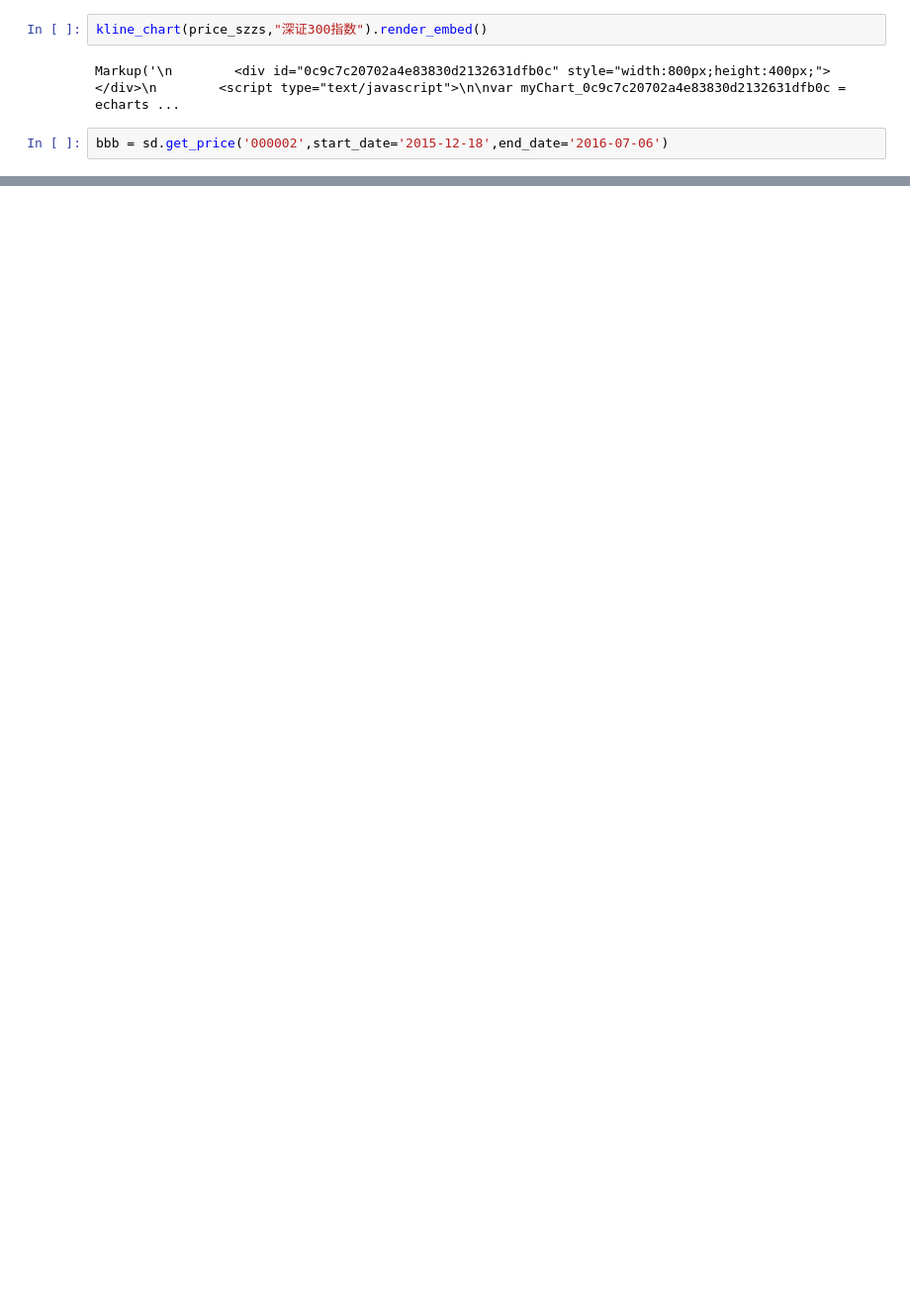
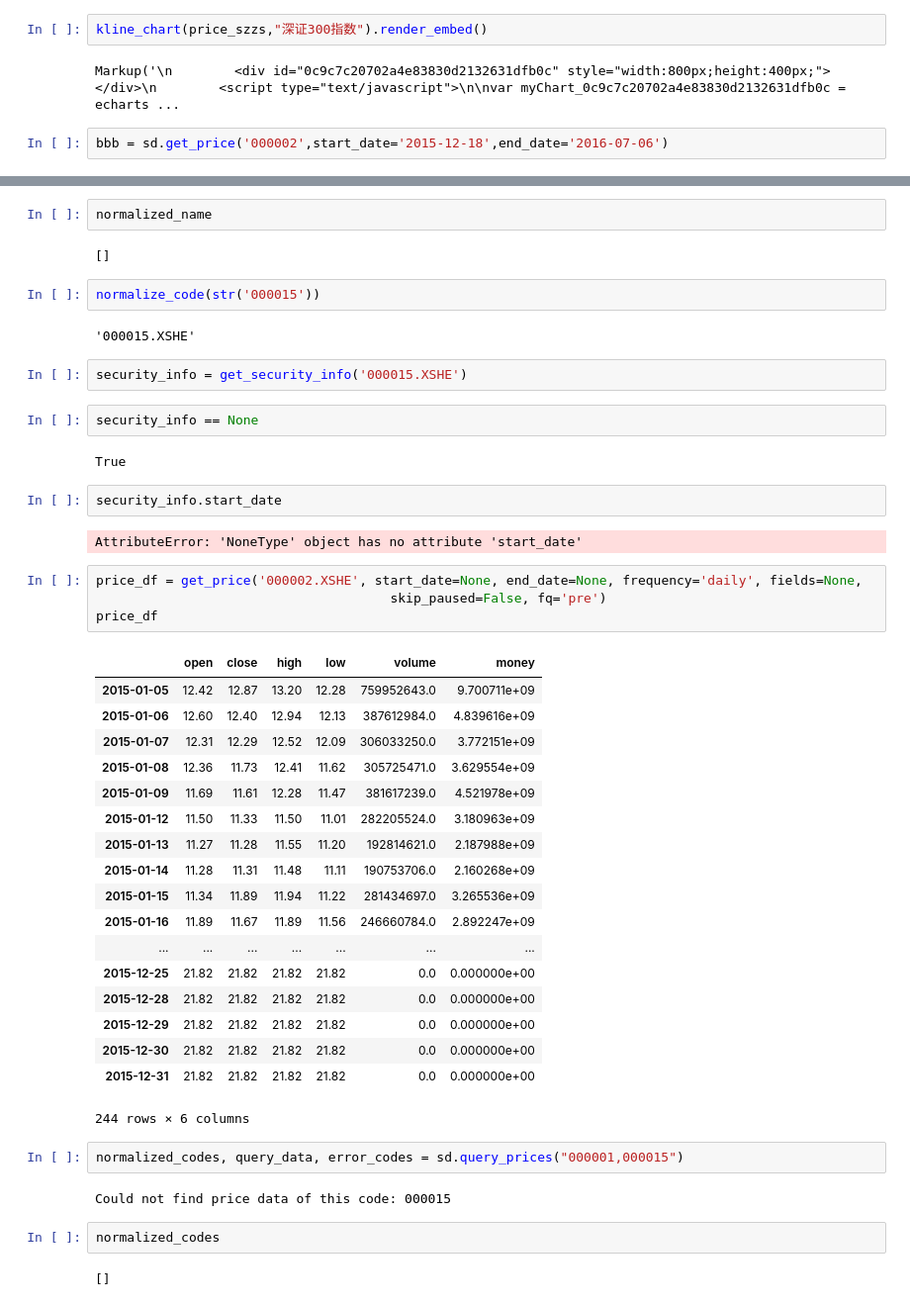
Before and after one commit to wjh1119/Udacity-DSND-Investment-and-Trading, a Jupyter notebook: finance/Untitled.ipynb, the cells around one changed output, grey strips where cells are left out. Shown at 99% size. Drawn from its saved outputs; the diff is of its cells as text; blank space fills up the shorter version.

```diff
--- a/finance/Untitled.ipynb
+++ b/finance/Untitled.ipynb
@@ -285,0 +232,49 @@ chart_query
+# %%
+normalized_name
+# %% [output]
+[]
+# %%
+normalize_code(str('000015'))
+# %% [output]
+'000015.XSHE'
+# %%
+security_info = get_security_info('000015.XSHE')
+# %%
+security_info == None
+# %% [output]
+True
+# %%
+security_info.start_date
+# %% [output]
+AttributeError: 'NoneType' object has no attribute 'start_date'
+# %%
+price_df = get_price('000002.XSHE', start_date=None, end_date=None, frequency='daily', fields=None,
+                                      skip_paused=False, fq='pre')
+price_df
+# %% [output]
+|  | open | close | high | low | volume | money |
+| 2015-01-05 | 12.42 | 12.87 | 13.20 | 12.28 | 759952643.0 | 9.700711e+09 |
+| 2015-01-06 | 12.60 | 12.40 | 12.94 | 12.13 | 387612984.0 | 4.839616e+09 |
+| 2015-01-07 | 12.31 | 12.29 | 12.52 | 12.09 | 306033250.0 | 3.772151e+09 |
+| 2015-01-08 | 12.36 | 11.73 | 12.41 | 11.62 | 305725471.0 | 3.629554e+09 |
+| 2015-01-09 | 11.69 | 11.61 | 12.28 | 11.47 | 381617239.0 | 4.521978e+09 |
+| 2015-01-12 | 11.50 | 11.33 | 11.50 | 11.01 | 282205524.0 | 3.180963e+09 |
+| 2015-01-13 | 11.27 | 11.28 | 11.55 | 11.20 | 192814621.0 | 2.187988e+09 |
+| 2015-01-14 | 11.28 | 11.31 | 11.48 | 11.11 | 190753706.0 | 2.160268e+09 |
+| 2015-01-15 | 11.34 | 11.89 | 11.94 | 11.22 | 281434697.0 | 3.265536e+09 |
+| 2015-01-16 | 11.89 | 11.67 | 11.89 | 11.56 | 246660784.0 | 2.892247e+09 |
+| ... | ... | ... | ... | ... | ... | ... |
+| 2015-12-25 | 21.82 | 21.82 | 21.82 | 21.82 | 0.0 | 0.000000e+00 |
+| 2015-12-28 | 21.82 | 21.82 | 21.82 | 21.82 | 0.0 | 0.000000e+00 |
+| 2015-12-29 | 21.82 | 21.82 | 21.82 | 21.82 | 0.0 | 0.000000e+00 |
+| 2015-12-30 | 21.82 | 21.82 | 21.82 | 21.82 | 0.0 | 0.000000e+00 |
+| 2015-12-31 | 21.82 | 21.82 | 21.82 | 21.82 | 0.0 | 0.000000e+00 |
+244 rows × 6 columns
+# %%
+normalized_codes, query_data, error_codes = sd.query_prices("000001,000015")
+# %% [output]
+Could not find price data of this code: 000015
+# %%
+normalized_codes
+# %% [output]
+[]
```
Also changed, not shown: parts of 6 cells of this notebook, 3 other files.
